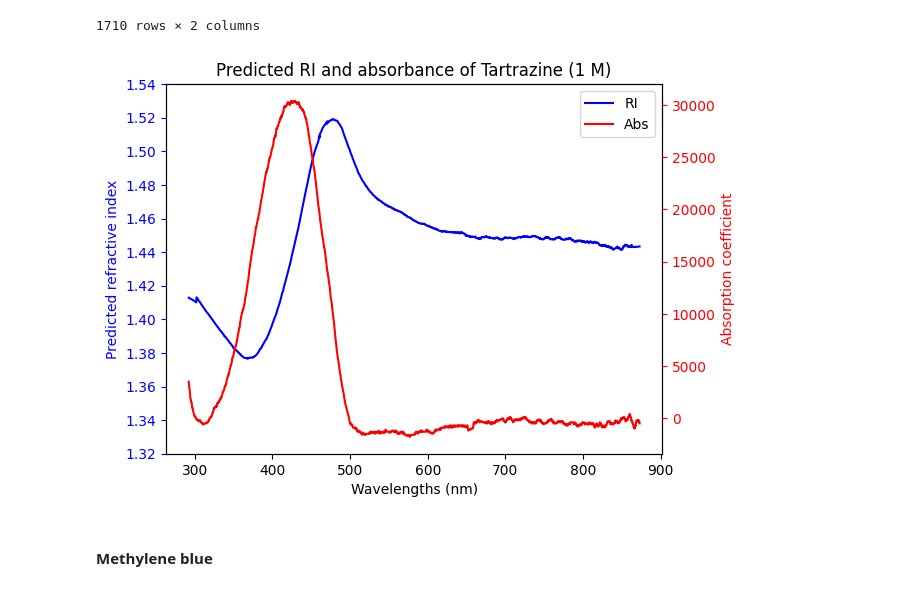
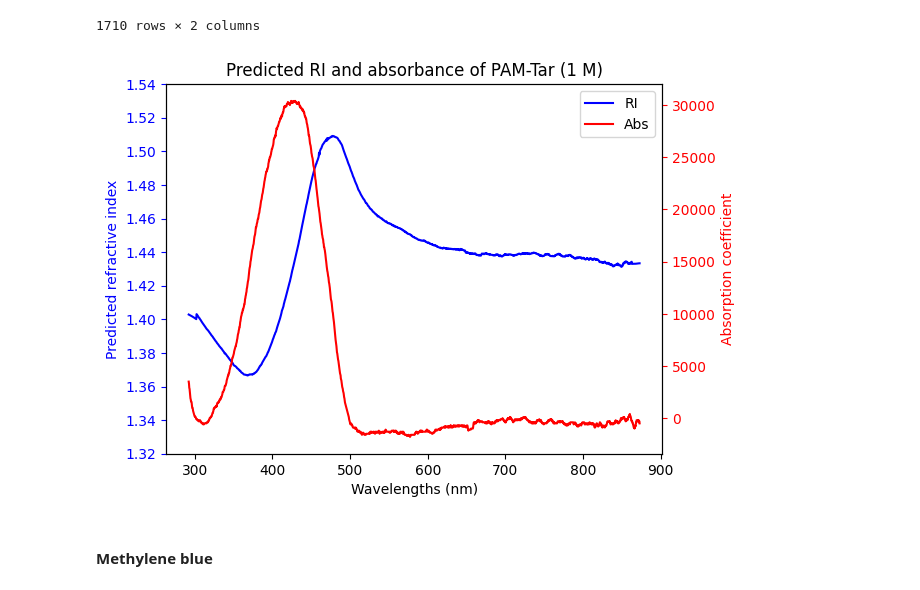
Before and after one commit to qanhng/Refractive-Index-Prediction-Model, a Jupyter notebook: kramers_kronig.ipynb, the cells around one changed output. Saved outputs shown, nothing was run; the diff lists cells and outputs as text; code cells hidden in the pictures.

```diff
--- a/kramers_kronig.ipynb
+++ b/kramers_kronig.ipynb
@@ -79,6 +79,7 @@ def kramers_kronig(compound_name,
     if y_min == 1.32 and y_max == 1.55:     # Default y-axis
         ax1.set_yticks(np.arange(y_min, y_max, 0.02))
     else:
+        ax1.set_ylim(y_min, y_max)
         ax1.yaxis.set_major_locator(MaxNLocator(nbins=10))
 
 
@@ -133,17 +134,17 @@ abs_coeff = abs_coefficient(ttz_abs["Abs"], # Absorbance column from table
 # %%
 # Kramers-Kronig calculation
 
 # Get the predicted RI using the XGBoost model at the specified concentration
-ref_ri = 1.428
+ref_ri = 1.418
 
 # Perform the integration to get full spectrum RI
-ri_spectrum = kramers_kronig(compound_name = "Tartrazine",
+ri_spectrum = kramers_kronig(compound_name = "PAM-Tar",
                              conc = "1 M",
                              wavelengths = ttz_abs["Wavelengths"],
                              abs_coeff = abs_coeff,
                              ref_ri = ref_ri)
 # %% [output]
-[figure, old version]
+[figure, new version]
 # %% [markdown]
 #### Methylene blue
 # %%
```
Also changed, not shown: parts of 2 cells of this notebook, 1 other file.
